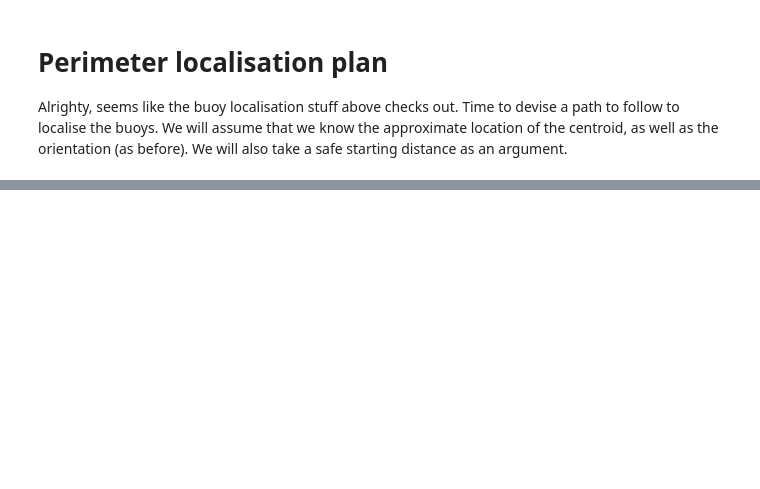
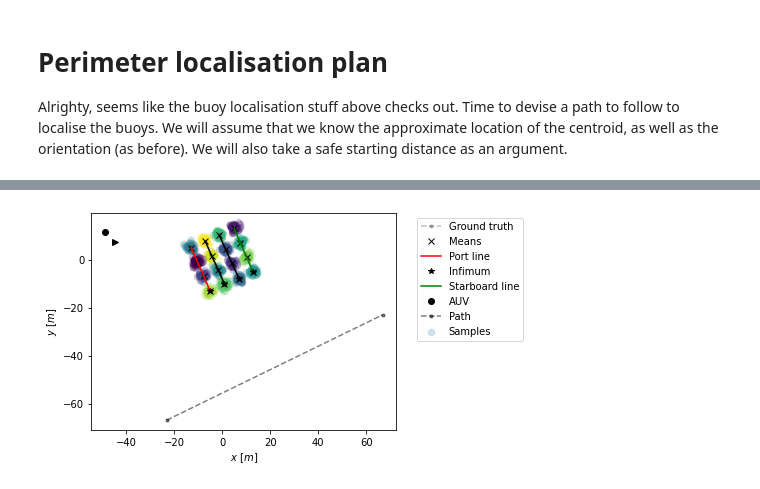
Before and after one commit to smarc-project/smarc_missions, a Jupyter notebook: smarc_bt/notebooks/probability.ipynb, the cells around one changed output, grey strips where cells are left out. Drawn from its saved outputs; the diff is of its cells as text; code cells hidden in the pictures; blank space fills up the shorter version.

```diff
--- a/smarc_bt/notebooks/probability.ipynb
+++ b/smarc_bt/notebooks/probability.ipynb
@@ -267,0 +255,30 @@ plt.show()
+# %%
+importlib.reload(bt_actions)
+
+# compute path
+direction = [4,-4]
+path = bt_actions.A_SetBuoyLocalisationPlan.perimeter_plan(
+    point=pose,
+    origin=centroid,
+    angle=116,
+    distances=[r],
+    direction=direction
+)
+# %%
+fig, ax = bt_actions.A_ReadBuoys.plot(
+    lines=lines,
+    samples=samples,
+    means=mu[gsigma<sigma_tol],
+    sample_lines=sample_lines,
+    c=labels,
+    ref_point=pose,
+    path=path[:2]
+)
+# ax.plot(path[0,0], path[0,1], 'ks')
+# ax.plot(path[1,0], path[1,1], 'k^')
+# ax.plot(path[:,0], path[:,1])
+vec = pose + direction
+ax.plot(vec[0], vec[1], 'k>')
+plt.show()
+# %% [output]
+[figure, added]
```
Also changed, not shown: parts of 13 cells of this notebook, 1 other file.
